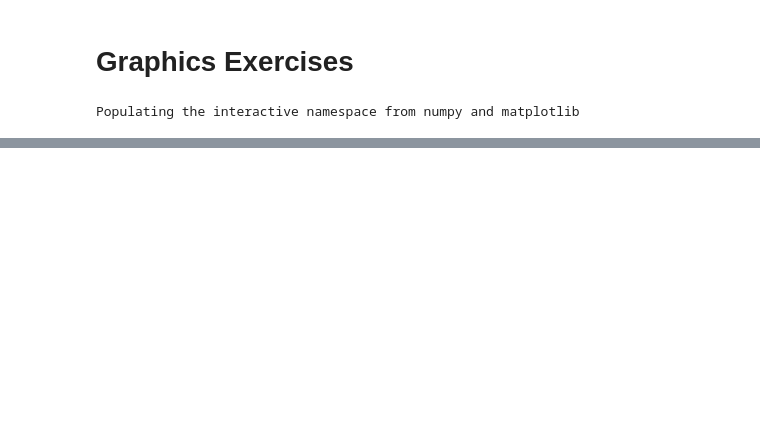
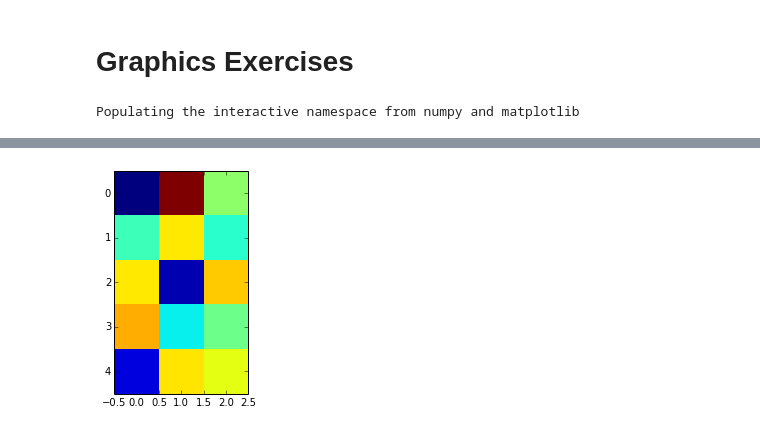
Before and after one commit to dclove202/PHYS202-S14, a Jupyter notebook: Graphics/GraphicsExercises.ipynb, the cells around one changed output, grey strips where cells are left out. Cells and saved outputs as stored; diff of their text form; code cells hidden in the pictures; blank space fills up the shorter version.

```diff
--- a/Graphics/GraphicsExercises.ipynb
+++ b/Graphics/GraphicsExercises.ipynb
@@ -156,2 +70,30 @@ if 1:
+# %%
+"""
+Show how to modify the coordinate formatter to report the image "z"
+value of the nearest pixel given x and y
+"""
+import numpy as np
+import matplotlib.pyplot as plt
+import matplotlib.cm as cm
+
+X = 10*np.random.rand(5,3)
+
+fig, ax = plt.subplots()
+ax.imshow(X, cmap=cm.jet, interpolation='nearest')
+
+numrows, numcols = X.shape
+def format_coord(x, y):
+    col = int(x+0.5)
+    row = int(y+0.5)
+    if col>=0 and col<numcols and row>=0 and row<numrows:
+        z = X[row,col]
+        return 'x=%1.4f, y=%1.4f, z=%1.4f'%(x, y, z)
+    else:
+        return 'x=%1.4f, y=%1.4f'%(x, y)
+
+ax.format_coord = format_coord
+plt.show()
+# %% [output]
+[figure, added]
 # %% [markdown]
 2. Download the linked file called sunspots.txt, which contains the observed number of sunspots on the Sun for each month since January 1749. The file contains two columns of numbers, the first being the month and the second being the sunspot number. (See note below∗ for how to download it.)
```
Also changed, not shown: parts of 19 cells of this notebook, 4 other files.
